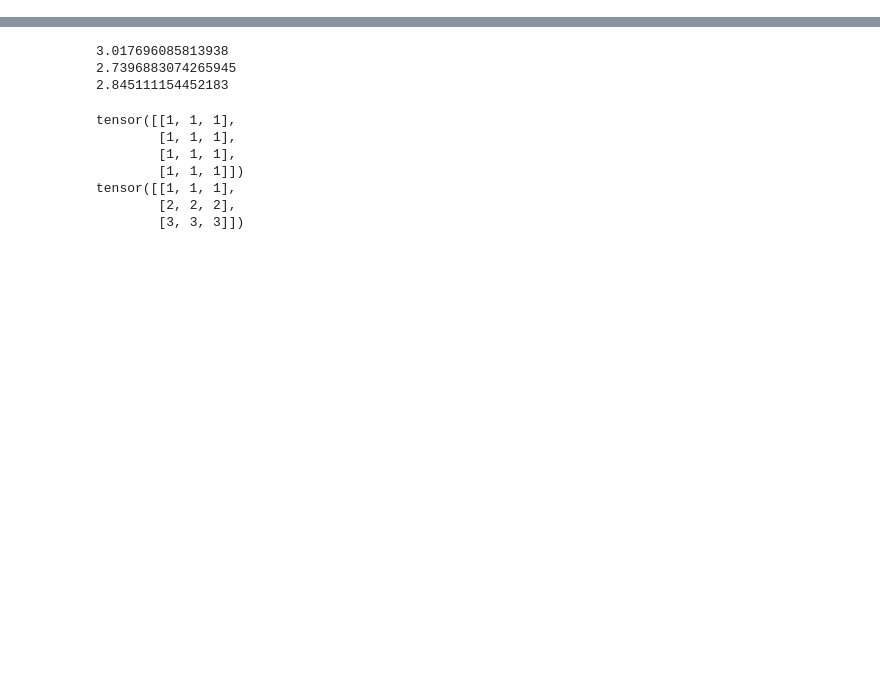
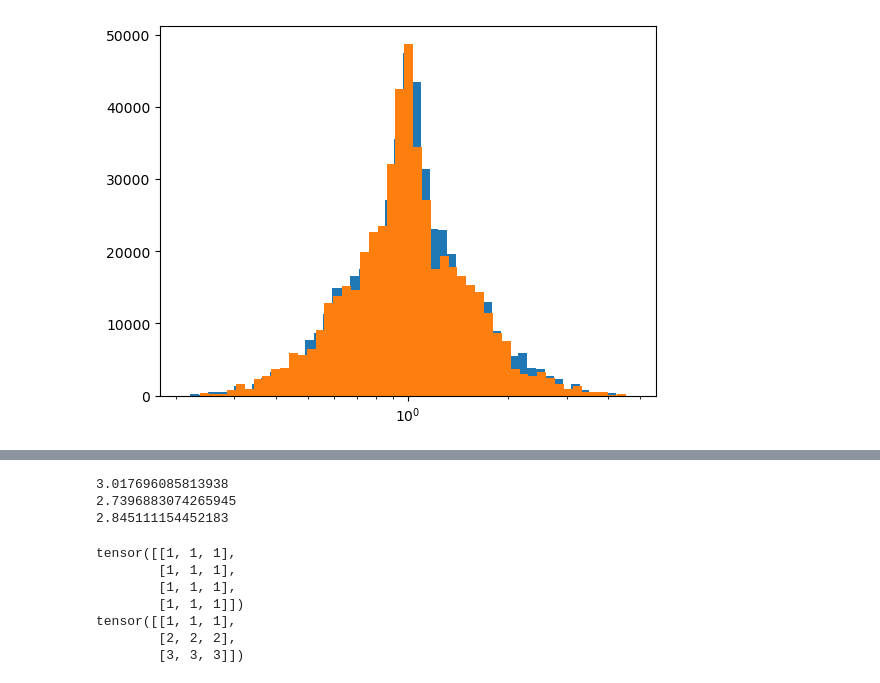
Before and after one commit to SebastianUtecht/dynamicCellModel, a Jupyter notebook: code/scratch.ipynb, the cells around one changed output, grey strips where cells are left out. Drawn from its saved outputs; the diff is of its cells as text; code cells hidden in the pictures; blank space fills up the shorter version.

```diff
--- a/code/scratch.ipynb
+++ b/code/scratch.ipynb
@@ -3,0 +16,2 @@ import torch
+# %%
+last_100_dict = {key: data_dict[key] for key in list(data_dict.keys())[-100:]}
@@ -3,0 +32,24 @@ import torch
+# %%
+gamma_par_lst = np.concatenate(last_100_dict['gamma_par'])
+
+def plot_loghist(x, bins):
+  hist, bins = np.histogram(x, bins=bins)
+  logbins = np.logspace(np.log10(bins[0]),np.log10(bins[-1]),len(bins))
+  plt.hist(x, bins=logbins)
+  plt.xscale('log')
+#   plt.yscale('log')
+
+plot_loghist(gamma_par_lst, bins=50)
+
+gamma_perp_lst = np.concatenate(last_100_dict['gamma_perp'])
+
+def plot_loghist(x, bins):
+  hist, bins = np.histogram(x, bins=bins)
+  logbins = np.logspace(np.log10(bins[0]),np.log10(bins[-1]),len(bins))
+  plt.hist(x, bins=logbins)
+  plt.xscale('log')
+#   plt.yscale('log')
+
+plot_loghist(gamma_perp_lst, bins=50)
+# %% [output]
+[figure, added]
```
Also changed, not shown: parts of 9 cells of this notebook, 12 other files.
